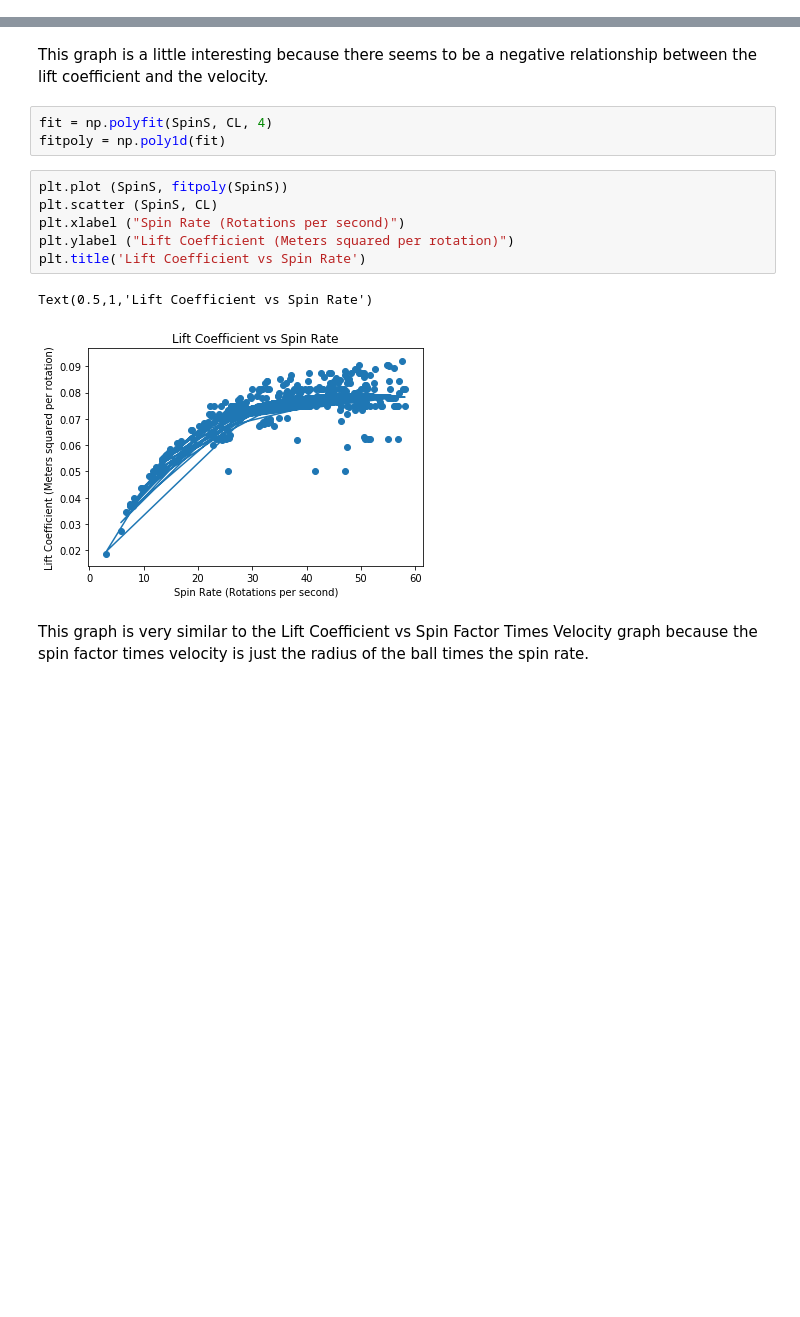
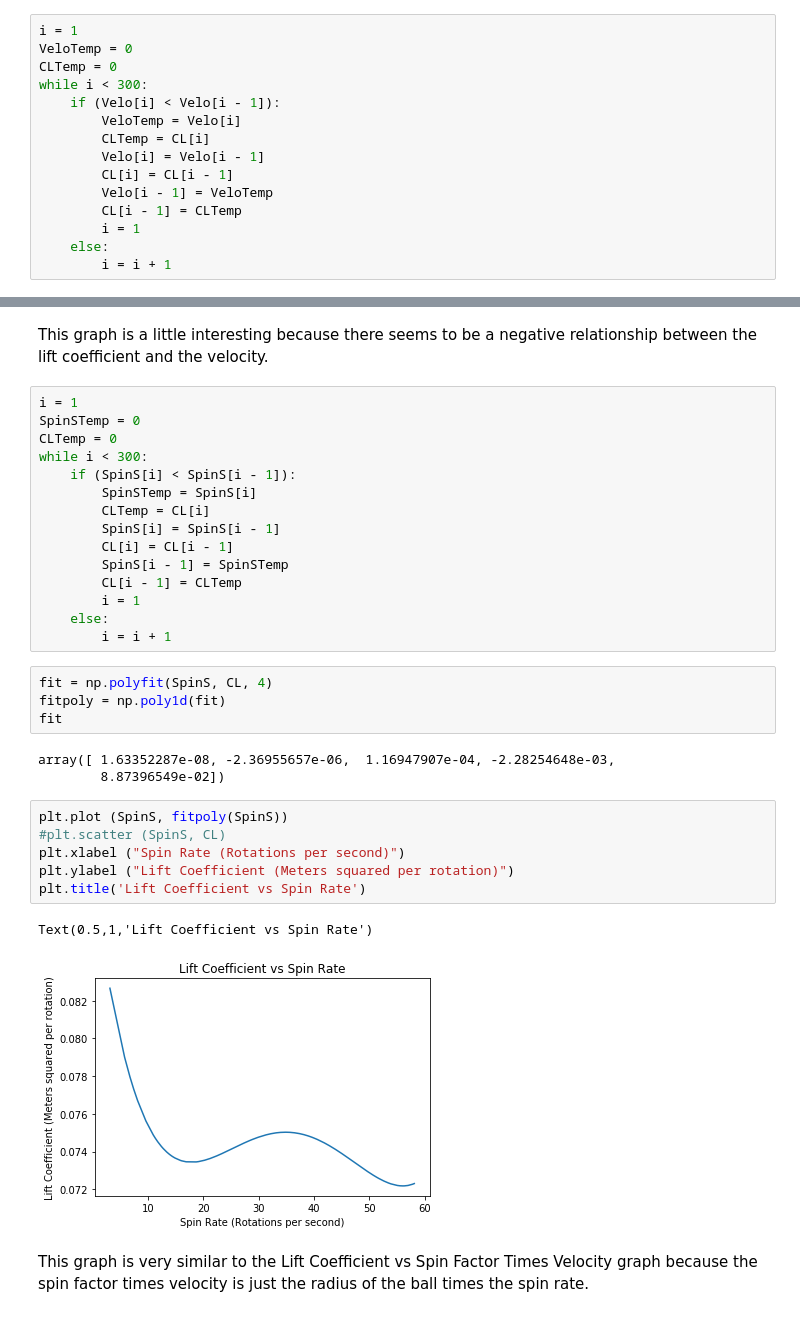
Before and after one commit to carl1326/Senior-Capstone, a Jupyter notebook: Carle Capstone Final-Shooter.ipynb, the cells around one changed output, grey strips where cells are left out. Drawn from its saved outputs; the diff is of its cells as text; blank space fills up the shorter version.

```diff
--- a/Carle Capstone Final-Shooter.ipynb
+++ b/Carle Capstone Final-Shooter.ipynb
@@ -178,5 +219,20 @@ Text(0.5,1,'Lift Coefficient vs Spin Factor * Velocity')
 # %% [markdown]
 Out of the two graphs above, this seems to be the most linear. This graph still is not perfectly linear but it is getting a lot closer. There is a y-intercept around 1 or 2 and I think that could be due to the Reynolds number. I rememeber reading that Nathan said that the Reynolds number is also a part of the lift coefficient.
+# %%
+i = 1
+VeloTemp = 0
+CLTemp = 0
+while i < 300:
+    if (Velo[i] < Velo[i - 1]):
+        VeloTemp = Velo[i]
+        CLTemp = CL[i]
+        Velo[i] = Velo[i - 1]
+        CL[i] = CL[i - 1]
+        Velo[i - 1] = VeloTemp
+        CL[i - 1] = CLTemp
+        i = 1
+    else:
+        i = i + 1
 # %%
 fit = np.polyfit(Velo, CL, 4)
 fitpoly = np.poly1d(fit)
@@ -192,16 +252,35 @@ Text(0.5,1,'Lift Coefficient vs Velocity')
 # %% [markdown]
 This graph is a little interesting because there seems to be a negative relationship between the lift coefficient and the velocity.
+# %%
+i = 1
+SpinSTemp = 0
+CLTemp = 0
+while i < 300:
+    if (SpinS[i] < SpinS[i - 1]):
+        SpinSTemp = SpinS[i]
+        CLTemp = CL[i]
+        SpinS[i] = SpinS[i - 1]
+        CL[i] = CL[i - 1]
+        SpinS[i - 1] = SpinSTemp
+        CL[i - 1] = CLTemp
+        i = 1
+    else:
+        i = i + 1
 # %%
 fit = np.polyfit(SpinS, CL, 4)
 fitpoly = np.poly1d(fit)
+fit
+# %% [output]
+array([ 1.63352287e-08, -2.36955657e-06,  1.16947907e-04, -2.28254648e-03,
+        8.87396549e-02])
 # %%
 plt.plot (SpinS, fitpoly(SpinS))
-plt.scatter (SpinS, CL)
+#plt.scatter (SpinS, CL)
 plt.xlabel ("Spin Rate (Rotations per second)")
 plt.ylabel ("Lift Coefficient (Meters squared per rotation)")
 plt.title('Lift Coefficient vs Spin Rate')
 # %% [output]
 Text(0.5,1,'Lift Coefficient vs Spin Rate')
-[figure, old version]
+[figure, new version]
 # %% [markdown]
 This graph is very similar to the Lift Coefficient vs Spin Factor Times Velocity graph because the spin factor times velocity is just the radius of the ball times the spin rate.
```
Also changed, not shown: parts of 11 cells of this notebook.
